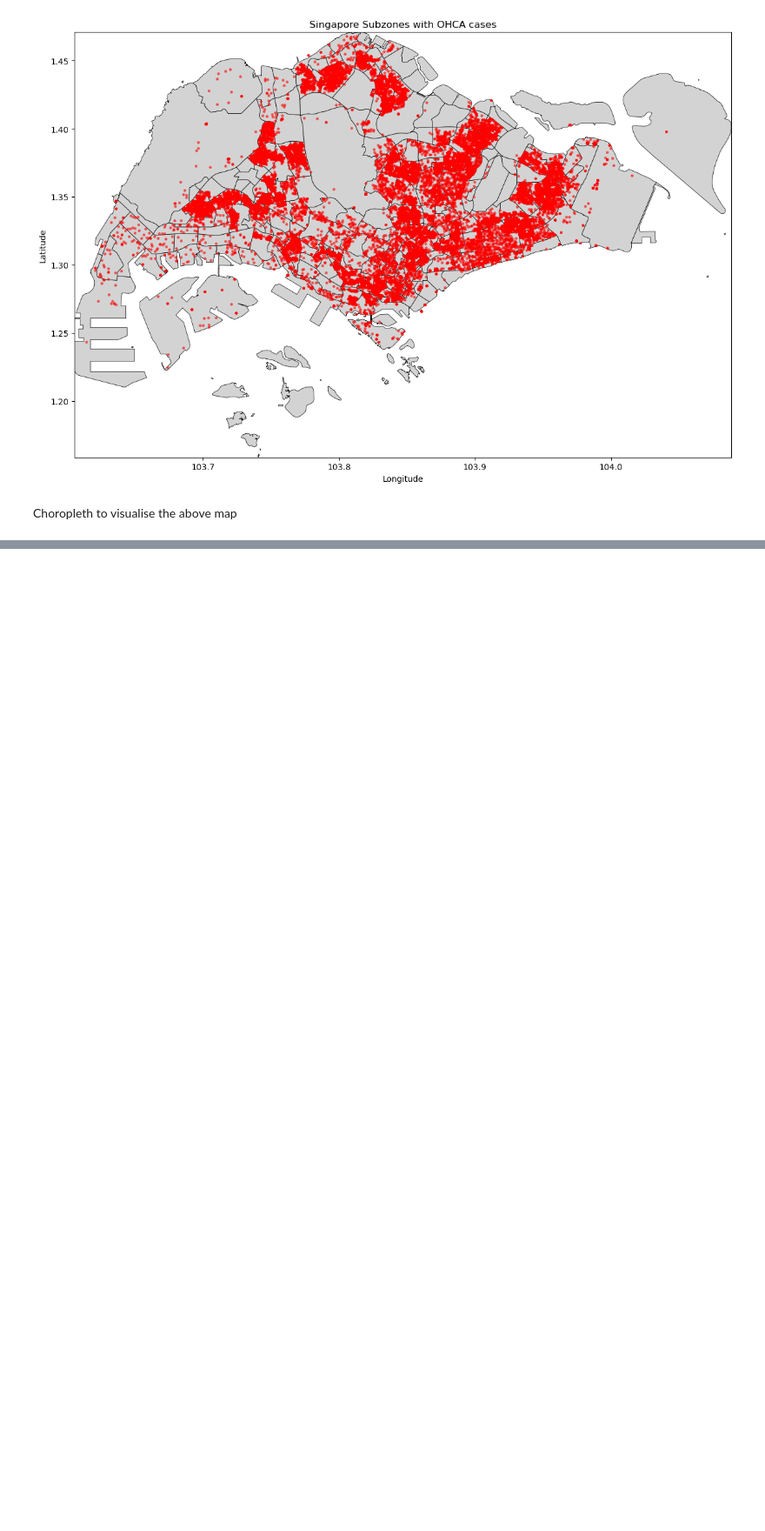
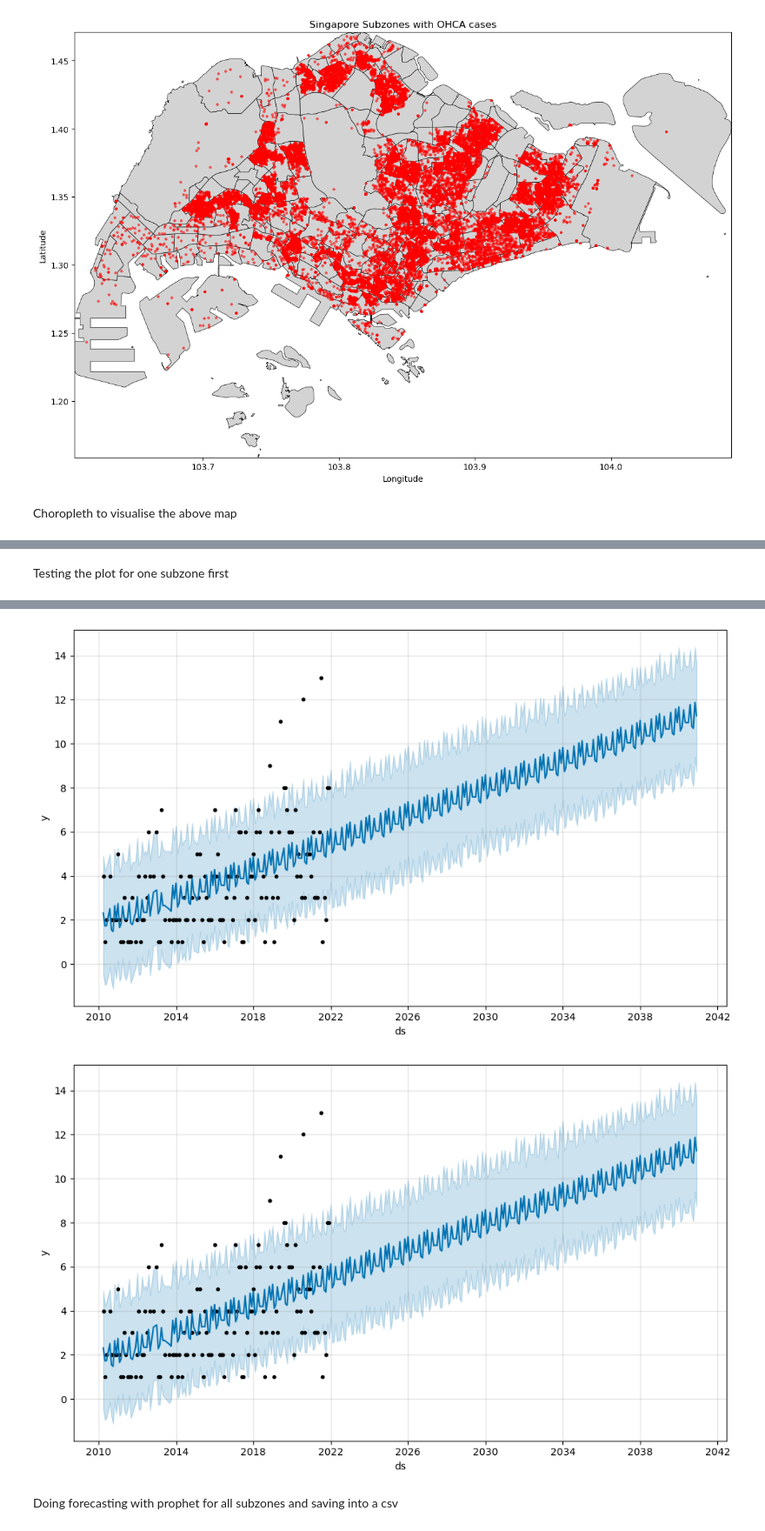
Before and after one commit to axellee1994/AED-OHCA, a Jupyter notebook: src/rq2/rq2_forecast_OHCA_distribution.ipynb, the cells around one changed output, grey strips where cells are left out. Shown at 87% size. Cells and saved outputs as stored; diff of their text form; code cells hidden in the pictures; blank space fills up the shorter version.

Commit message:
added forecasting by subzones)

```diff
--- a/src/rq2/rq2_forecast_OHCA_distribution.ipynb
+++ b/src/rq2/rq2_forecast_OHCA_distribution.ipynb
@@ -89,22 +94,28 @@ EPSG:4326
 # %%
 # Extract planning area and subzone from each Description
-subzones = []
+
+subzones_n = []
+subzones_c = []
 planning_areas = []
 
 # Loop through each row of the GeoDataFrame
 for description in sg_gdf['Description']:
     subzone_match = re.search(r"<th>SUBZONE_N</th>\s*<td>(.*?)</td>", description)
+    subzone_c_match = re.search(r"<th>SUBZONE_C</th>\s*<td>(.*?)</td>", description)
     planning_area_match = re.search(r"<th>PLN_AREA_N</th>\s*<td>(.*?)</td>", description)
 
-    subzones.append(subzone_match.group(1) if subzone_match else None)
+    subzones_n.append(subzone_match.group(1) if subzone_match else None)
+    subzones_c.append(subzone_c_match.group(1) if subzone_c_match else None)
     planning_areas.append(planning_area_match.group(1) if planning_area_match else None)
 
 # Add new columns to the GeoDataFrame
-sg_gdf['SUBZONE_N'] = subzones
+sg_gdf['SUBZONE_N'] = subzones_n
+sg_gdf['SUBZONE_C'] = subzones_c
 sg_gdf['PLN_AREA_N'] = planning_areas
 
 
 print(sg_gdf.crs)
+# sg_gdf[["SUBZONE_N", "SUBZONE_C"]].count()
 # %% [output]
 EPSG:4326
 # %%
@@ -167,0 +187,12 @@ plt.show()
+# %%
+joined["Date of Incident"] = pd.to_datetime(joined["Date of Incident"])
+# print(joined["Date of Incident"])
+
+# extract year-month
+joined["year_month"] = joined["Date of Incident"].dt.to_period("M")
+
+monthly_counts = joined.groupby(["SUBZONE_C", "year_month"]).size().reset_index(name = "cases")
+
+monthly_counts["year_month"] = monthly_counts["year_month"].dt.to_timestamp()
+print(monthly_counts)
+monthly_counts.to_excel("../../datasets/monthly_cases_by_subzone.xlsx")
@@ -167,0 +218,21 @@ plt.show()
+# %% [markdown]
+Testing the plot for one subzone first
+# %%
+subzones = monthly_counts["SUBZONE_C"].unique().tolist()
+# print(len(subzones))
+
+forecast_df = monthly_counts[monthly_counts['SUBZONE_C'] == 'TMSZ03'][['year_month', 'cases']]
+forecast_df.columns = ['ds', 'y']  # Prophet requires these names
+
+model = Prophet(yearly_seasonality=True)
+model.fit(forecast_df)
+
+future = model.make_future_dataframe(periods=(2040 - 2021) * 12, freq='MS')  # forecast till 2040
+forecast = model.predict(future)
+
+# Plot
+model.plot(forecast)
+# print(forecast_df.head(10))
+# print(forecast_df.shape)
+# print(forecast_df['y'].isna().sum())
+# %% [output]
@@ -167,0 +241,4 @@ plt.show()
+[figure, added]
+[figure, added]
+# %% [markdown]
+Doing forecasting with prophet for all subzones and saving into a csv
```
Also changed, not shown: parts of 19 cells of this notebook.
